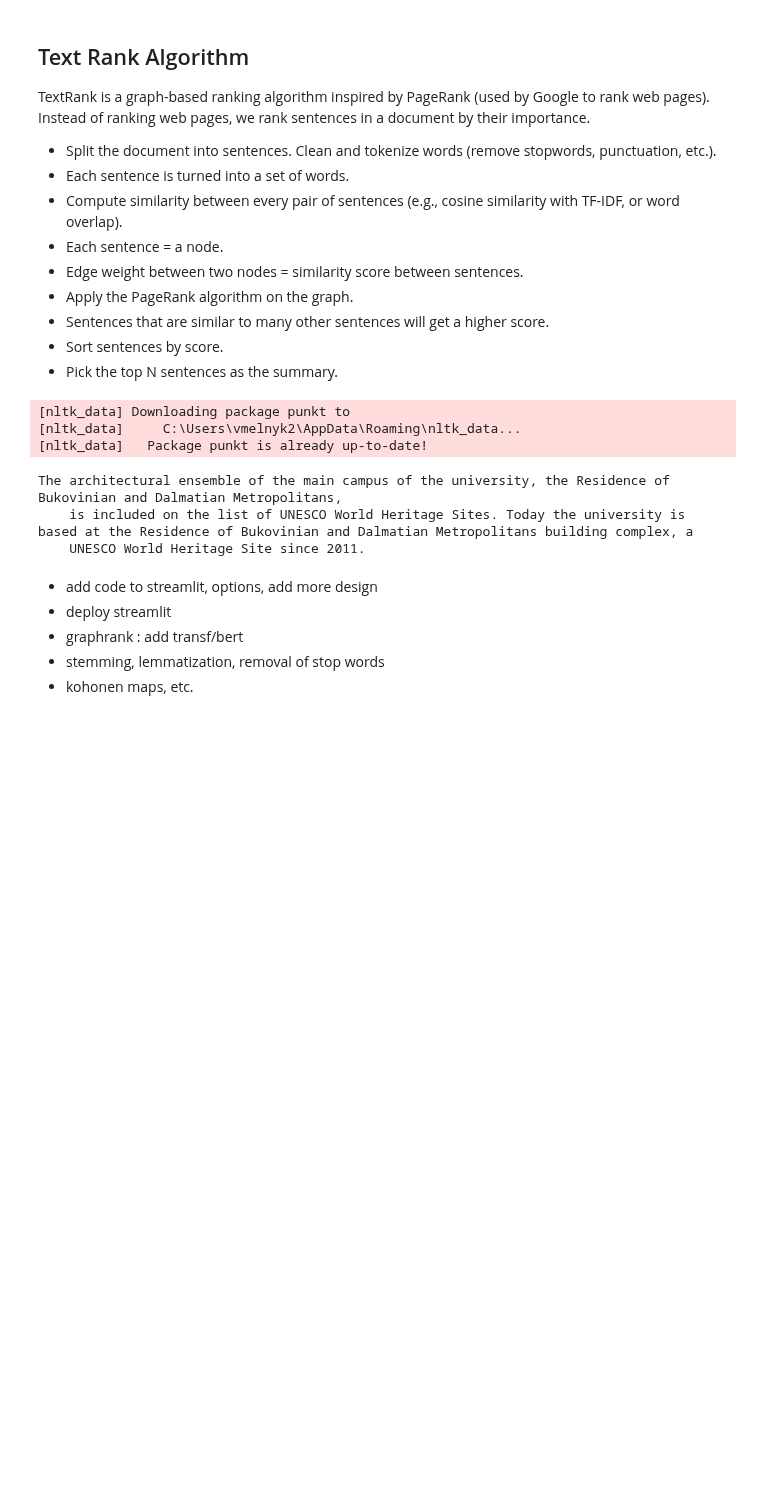
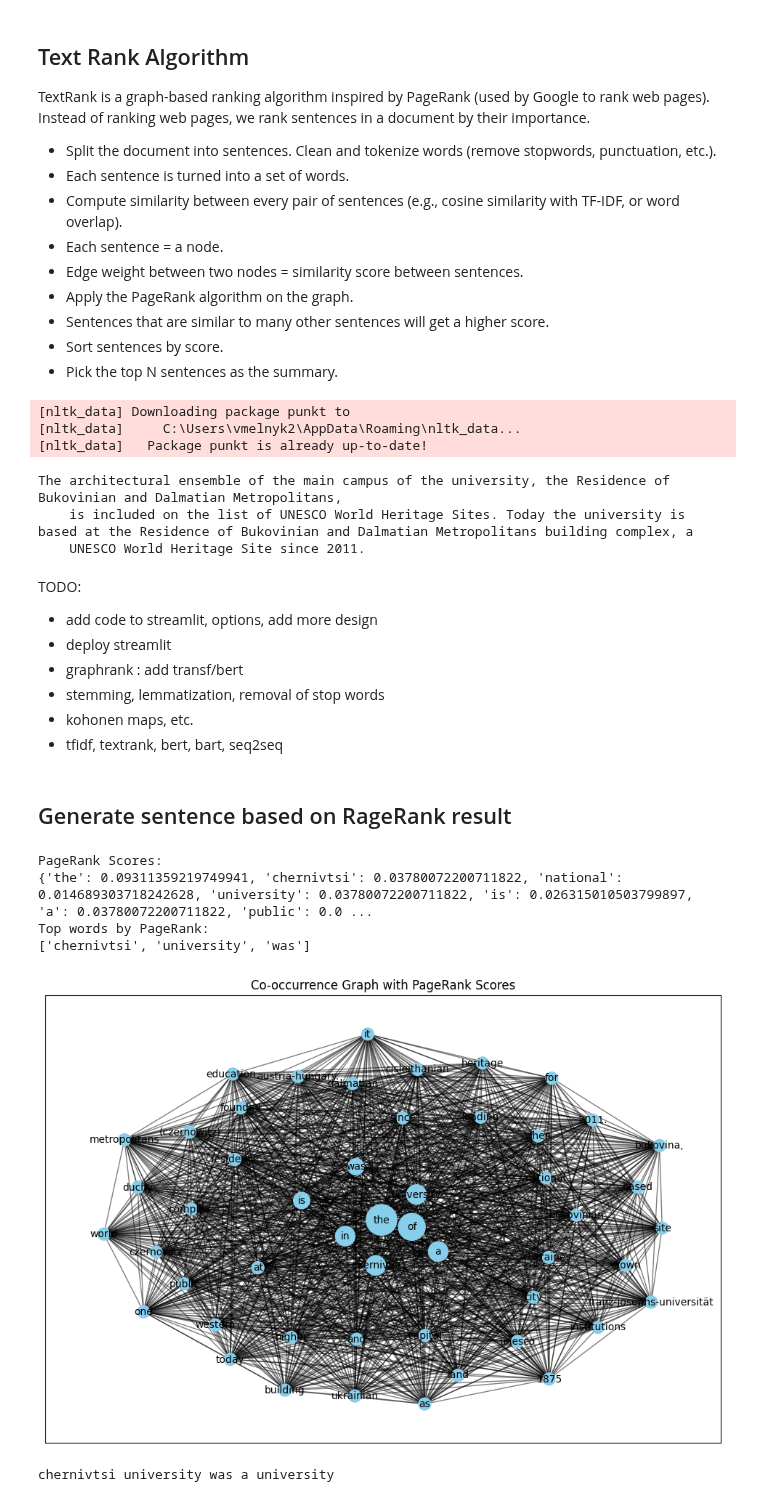
Before and after one commit to maxvonlancaster/nlp-fuzzy, a Jupyter notebook: src/summarization.ipynb, the cells around one changed output. Drawn from its saved outputs; the diff is of its cells as text; code cells hidden in the pictures; blank space fills up the shorter version.

```diff
--- a/src/summarization.ipynb
+++ b/src/summarization.ipynb
@@ -383,8 +387,45 @@ The architectural ensemble of the main campus of the university, the Residence o
     is included on the list of UNESCO World Heritage Sites. Today the university is based at the Residence of Bukovinian and Dalmatian Metropolitans building complex, a
     UNESCO World Heritage Site since 2011.
 # %% [markdown]
+TODO:
 - add code to streamlit, options, add more design
 - deploy streamlit
 - graphrank : add transf/bert
 - stemming, lemmatization, removal of stop words
 - kohonen maps, etc.
+- tfidf, textrank, bert, bart, seq2seq
+# %% [markdown]
+## Generate sentence based on RageRank result
+# %%
+from transformers import pipeline
+
+texts = [
+    "Graph-based text mining involves representing text data as a graph and using graph algorithms to extract meaningful patterns.",
+    "The Chernivtsi National University is a public university in the city of Chernivtsi in Western Ukraine. One of the leading Ukrainian institutions for higher education, it was founded in 1875 as the Franz-Josephs-Universität Czernowitz when Chernivtsi (Czernowitz) was the capital of the Duchy of Bukovina, a Cisleithanian crown land of Austria-Hungary. Today the university is based at the Residence of Bukovinian and Dalmatian Metropolitans building complex, a UNESCO World Heritage Site since 2011."
+]
+
+words = preprocess_text(texts[1])
+G = build_co_occurrence_graph(words)
+pagerank_scores = apply_pagerank(G)
+
+print("PageRank Scores:")
+print(pagerank_scores)
+
+top_words = [score for score in pagerank_scores if pagerank_scores[score] > 0.02 and score not in ['the', 'is', 'in', 'and', 'of', 'a', 'to']]
+print("Top words by PageRank:")
+print(top_words)
+top_words_joined = " ".join(top_words)
+
+generate_graph(G, pagerank_scores)
+
+# generator = pipeline("text2text-generation", model="t5-small")
+# print(generator(f"make a sentence with: {top_words_joined}")[0]["generated_text"])
+generator = pipeline("text2text-generation", model="google/flan-t5-small")
+print(generator(f"Write a long sentence using the words: {top_words_joined}")[0]["generated_text"])
+# %% [output]
+PageRank Scores:
+{'the': 0.09311359219749941, 'chernivtsi': 0.03780072200711822, 'national': 0.014689303718242628, 'university': 0.03780072200711822, 'is': 0.026315010503799897, 'a': 0.03780072200711822, 'public': 0.0 ...
+Top words by PageRank:
+['chernivtsi', 'university', 'was']
+[figure, added]
+chernivtsi university was a university
```
Also changed, not shown: parts of 2 cells of this notebook, 4 other files.
